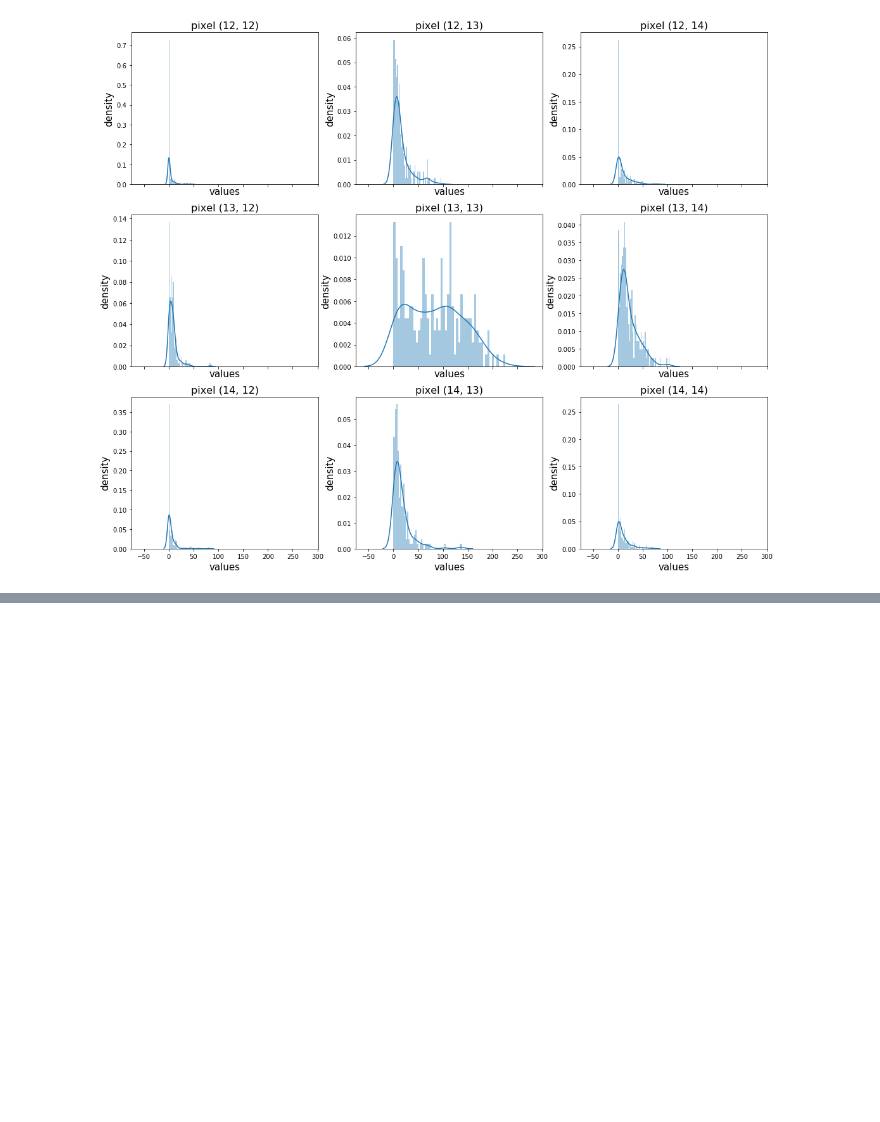
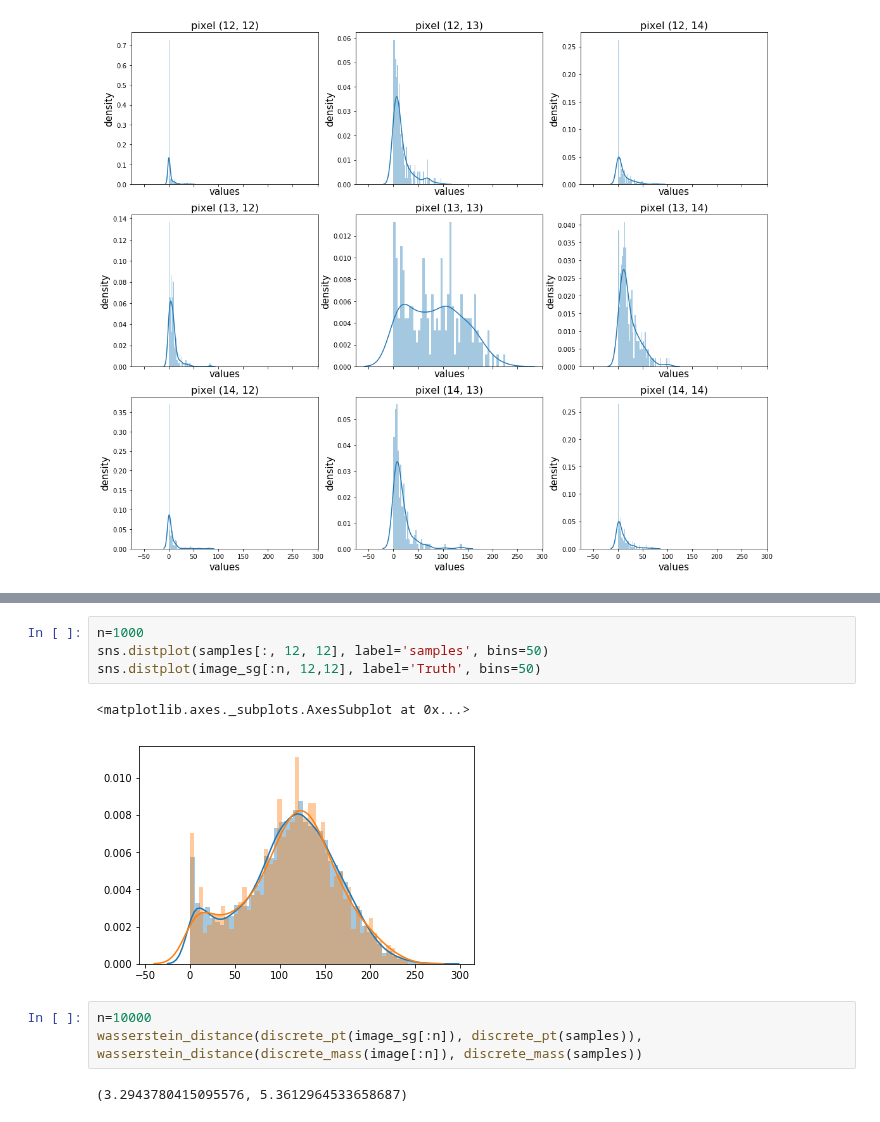
Before and after one commit to adamlu123/SparseImageFlows, a Jupyter notebook: Notebooks/quantize_image.ipynb, the cells around one changed output, grey strips where cells are left out. Drawn from its saved outputs; the diff is of its cells as text; blank space fills up the shorter version.

```diff
--- a/Notebooks/quantize_image.ipynb
+++ b/Notebooks/quantize_image.ipynb
@@ -392,0 +460,12 @@ for ax in axes.flat:
+# %%
+n=1000
+sns.distplot(samples[:, 12, 12], label='samples', bins=50)
+sns.distplot(image_sg[:n, 12,12], label='Truth', bins=50)
+# %% [output]
+<matplotlib.axes._subplots.AxesSubplot at 0x...>
+[figure, added]
+# %%
+n=10000
+wasserstein_distance(discrete_pt(image_sg[:n]), discrete_pt(samples)),  wasserstein_distance(discrete_mass(image[:n]), discrete_mass(samples))
+# %% [output]
+(3.2943780415095576, 5.3612964533658687)
```
Also changed, not shown: parts of 14 cells of this notebook, 3 other files.
